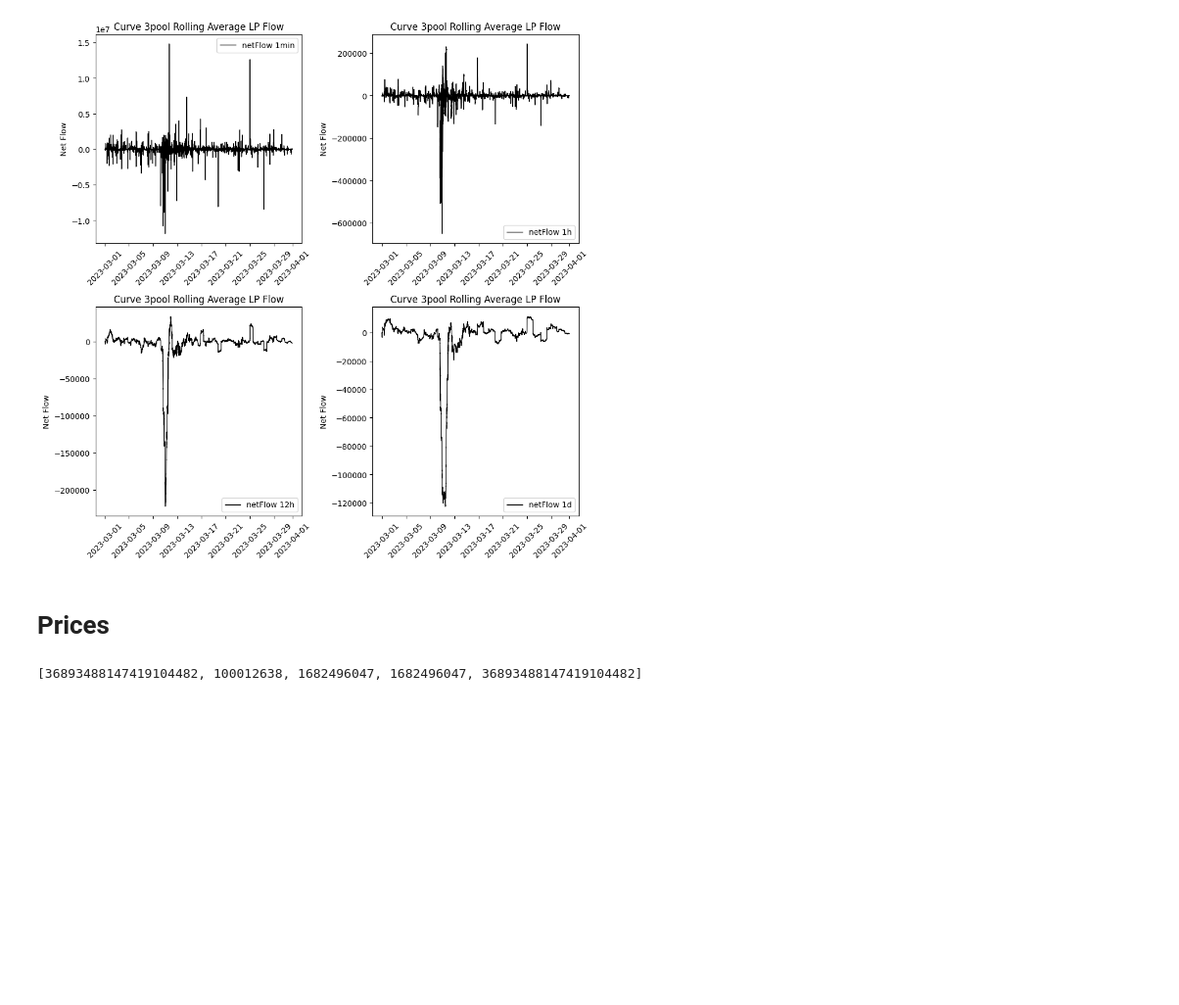
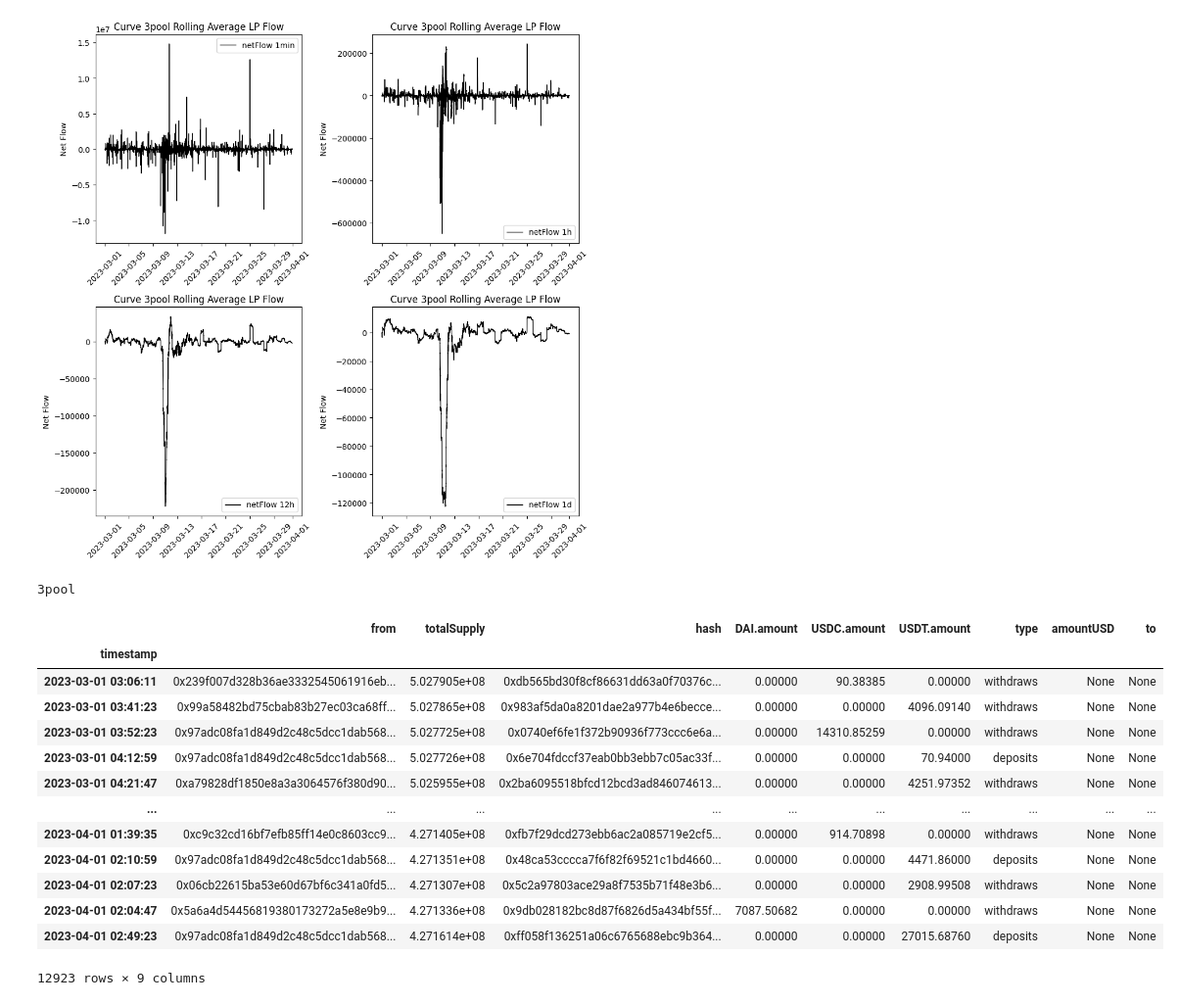
Before and after one commit to xenophonlabs/curve-lp-metrics, a Jupyter notebook: explore.ipynb, the cells around one changed output. Shown at 98% size. Cells and saved outputs as stored; diff of their text form; code cells hidden in the pictures; blank space fills up the shorter version.

```diff
--- a/explore.ipynb
+++ b/explore.ipynb
@@ -325,32 +328,22 @@ for i in range(n):
 fig.tight_layout()
 # %% [output]
 [figure]
-# %% [markdown]
-# Prices
-# %%
-from web3 import Web3
-from dotenv import load_dotenv
-import os
-load_dotenv()
-# INFURA_KEY = os.getenv("INFURA_KEY")
-INFURA_KEY = 'dsfas'
-# Change this to use your own RPC URL
-web3 = Web3(Web3.HTTPProvider(f"https://mainnet.infura.io/v3/{INFURA_KEY}"))
-
-# AggregatorV3Interface ABI
-abi = '[{"inputs":[],"name":"decimals","outputs":[{"internalType":"uint8","name":"","type":"uint8"}],"stateMutability":"view","type":"function"},{"inputs":[],"name":"description","outputs":[{"internalType":"string","name":"","type":"string"}],"stateMutability":"view","type":"function"},{"inputs":[{"internalType":"uint80","name":"_roundId","type":"uint80"}],"name":"getRoundData","outputs":[{"internalType":"uint80","name":"roundId","type":"uint80"},{"internalType":"int256","name":"answer","type":"int256"},{"internalType":"uint256","name":"startedAt","type":"uint256"},{"internalType":"uint256","name":"updatedAt","type":"uint256"},{"internalType":"uint80","name":"answeredInRound","type":"uint80"}],"stateMutability":"view","type":"function"},{"inputs":[],"name":"latestRoundData","outputs":[{"internalType":"uint80","name":"roundId","type":"uint80"},{"internalType":"int256","name":"answer","type":"int256"},{"internalType":"uint256","name":"startedAt","type":"uint256"},{"internalType":"uint256","name":"updatedAt","type":"uint256"},{"internalType":"uint80","name":"answeredInRound","type":"uint80"}],"stateMutability":"view","type":"function"},{"inputs":[],"name":"version","outputs":[{"internalType":"uint256","name":"","type":"uint256"}],"stateMutability":"view","type":"function"}]'
-# Price Feed address
-addr = '0x8fFfFfd4AfB6115b954Bd326cbe7B4BA576818f6'
-
-addr = web3.to_checksum_address(addr)
-
-# Set up contract instance
-contract = web3.eth.contract(address=addr, abi=abi)
-
-#  Valid roundId must be known. They are NOT incremental.
-validRoundId = 36893488147419104482
-
-contract.functions.getRoundData(validRoundId).call()
-# contract.functions.latestRoundData().call()
-# %% [output]
-[36893488147419104482, 100012638, 1682496047, 1682496047, 36893488147419104482]
+# %%
+df_lp_cvx = datafetcher.get_lp_data(pool_name, source='cvx')
+df_lp_cvx
+# %% [output]
+3pool
+|  | from | totalSupply | hash | DAI.amount | USDC.amount | USDT.amount | type | amountUSD | to |
+| timestamp |  |  |  |  |  |  |  |  |  |
+| 2023-03-01 03:06:11 | 0x239f007d328b36ae3332545061916eb... | 5.027905e+08 | 0xdb565bd30f8cf86631dd63a0f70376c... | 0.00000 | 90.38385 | 0.00000 | withdraws | None | None |
+| 2023-03-01 03:41:23 | 0x99a58482bd75cbab83b27ec03ca68ff... | 5.027865e+08 | 0x983af5da0a8201dae2a977b4e6becce... | 0.00000 | 0.00000 | 4096.09140 | withdraws | None | None |
+| 2023-03-01 03:52:23 | 0x97adc08fa1d849d2c48c5dcc1dab568... | 5.027725e+08 | 0x0740ef6fe1f372b90936f773ccc6e6a... | 0.00000 | 14310.85259 | 0.00000 | withdraws | None | None |
+| 2023-03-01 04:12:59 | 0x97adc08fa1d849d2c48c5dcc1dab568... | 5.027726e+08 | 0x6e704fdccf37eab0bb3ebb7c05ac33f... | 0.00000 | 0.00000 | 70.94000 | deposits | None | None |
+| 2023-03-01 04:21:47 | 0xa79828df1850e8a3a3064576f380d90... | 5.025955e+08 | 0x2ba6095518bfcd12bcd3ad846074613... | 0.00000 | 0.00000 | 4251.97352 | withdraws | None | None |
+| ... | ... | ... | ... | ... | ... | ... | ... | ... | ... |
+| 2023-04-01 01:39:35 | 0xc9c32cd16bf7efb85ff14e0c8603cc9... | 4.271405e+08 | 0xfb7f29dcd273ebb6ac2a085719e2cf5... | 0.00000 | 914.70898 | 0.00000 | withdraws | None | None |
+| 2023-04-01 02:10:59 | 0x97adc08fa1d849d2c48c5dcc1dab568... | 4.271351e+08 | 0x48ca53cccca7f6f82f69521c1bd4660... | 0.00000 | 0.00000 | 4471.86000 | deposits | None | None |
+| 2023-04-01 02:07:23 | 0x06cb22615ba53e60d67bf6c341a0fd5... | 4.271307e+08 | 0x5c2a97803ace29a8f7535b71f48e3b6... | 0.00000 | 0.00000 | 2908.99508 | withdraws | None | None |
+| 2023-04-01 02:04:47 | 0x5a6a4d54456819380173272a5e8e9b9... | 4.271336e+08 | 0x9db028182bc8d87f6826d5a434bf55f... | 7087.50682 | 0.00000 | 0.00000 | withdraws | None | None |
+| 2023-04-01 02:49:23 | 0x97adc08fa1d849d2c48c5dcc1dab568... | 4.271614e+08 | 0xff058f136251a06c6765688ebc9b364... | 0.00000 | 0.00000 | 27015.68760 | deposits | None | None |
+12923 rows × 9 columns
```
Also changed, not shown: parts of 4 cells of this notebook, 4 other files.
